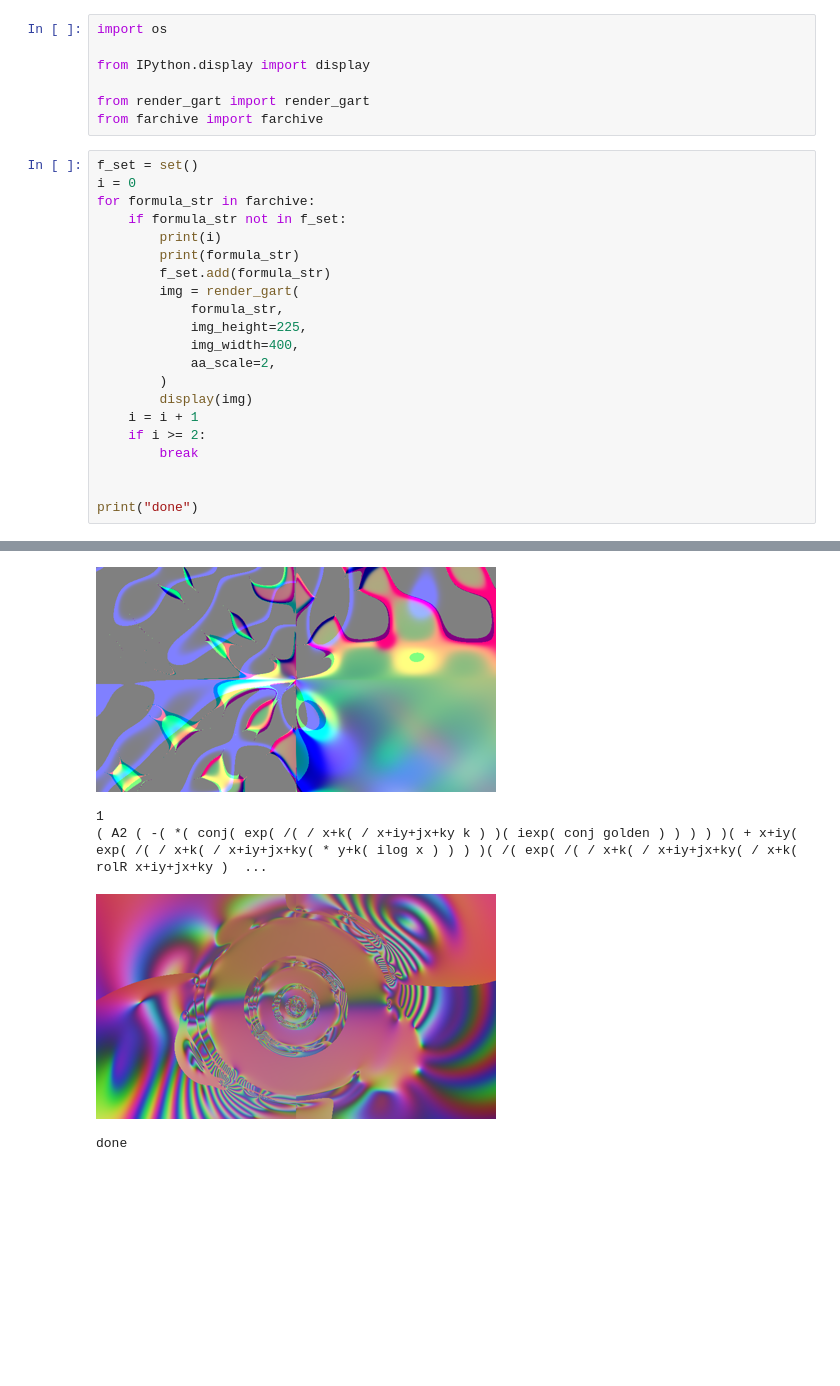
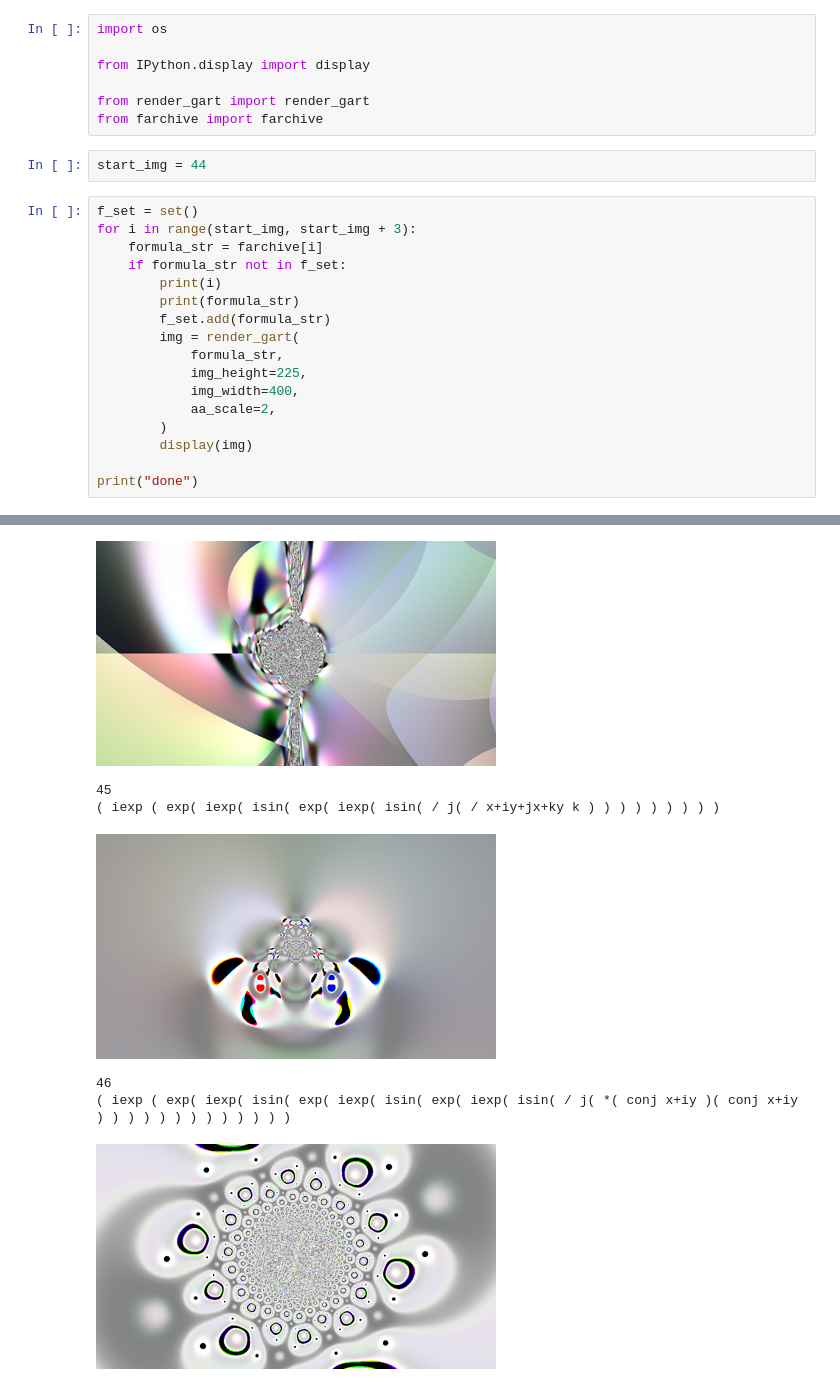
Before and after one commit to JohnMount/Gart, a Jupyter notebook: py/img_example.ipynb, the cells around one changed output, grey strips where cells are left out. Cells and saved outputs as stored; diff of their text form; blank space fills up the shorter version.

```diff
--- a/py/img_example.ipynb
+++ b/py/img_example.ipynb
@@ -7,10 +7,12 @@ from IPython.display import display
 
 from render_gart import render_gart
 from farchive import farchive
+# %%
+start_img = 44
 # %%
 f_set = set()
-i = 0
-for formula_str in farchive:
+for i in range(start_img, start_img + 3):
+    formula_str = farchive[i]
     if formula_str not in f_set:
         print(i)
         print(formula_str)
@@ -22,10 +24,6 @@ for formula_str in farchive:
             aa_scale=2,
         )
         display(img)
-    i = i + 1
-    if i >= 2:
-        break
-
 
 print("done")
 # %% [output]
@@ -34,5 +32,7 @@ print("done")
-[figure, old version]
+[figure, new version]
-1
-( A2 ( -( *( conj( exp( /( / x+k( / x+iy+jx+ky k ) )( iexp( conj golden ) ) ) ) )( + x+iy( exp( /( / x+k( / x+iy+jx+ky( * y+k( ilog x ) ) ) )( /( exp( /( / x+k( / x+iy+jx+ky( / x+k( rolR x+iy+jx+ky )  ...
+45
+( iexp ( exp( iexp( isin( exp( iexp( isin( / j( / x+iy+jx+ky k ) ) ) ) ) ) ) ) )
-[figure, old version]
+[figure, new version]
-done
+46
+( iexp ( exp( iexp( isin( exp( iexp( isin( exp( iexp( isin( / j( *( conj x+iy )( conj x+iy ) ) ) ) ) ) ) ) ) ) ) ) )
+[figure, added]
```
Also changed, not shown: parts of 1 cell of this notebook, 2 other files.
